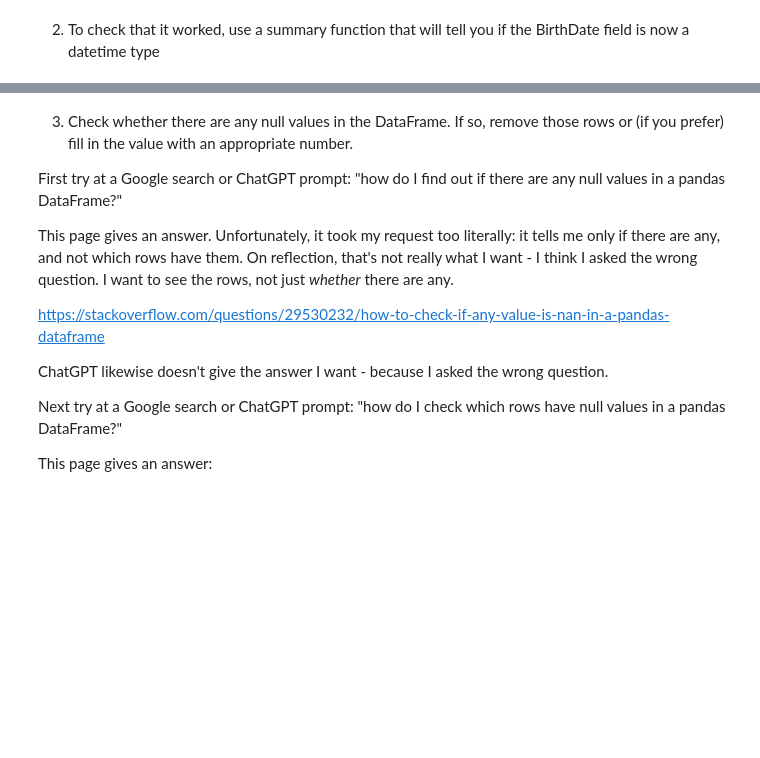
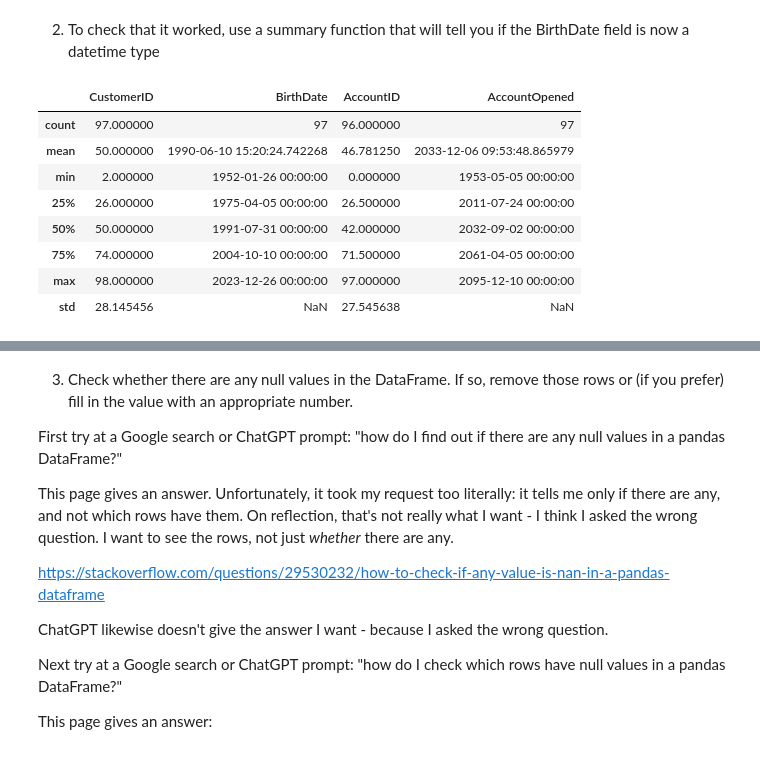
Before and after one commit to JonG-2025/Module-B-semester-2, a Jupyter notebook: Week1.ipynb, the cells around one changed output, grey strips where cells are left out. Saved outputs shown, nothing was run; the diff lists cells and outputs as text; code cells hidden in the pictures; blank space fills up the shorter version.

Commit message:
Fixed dates on week 1

```diff
--- a/Week1.ipynb
+++ b/Week1.ipynb
@@ -226,2 +249,14 @@ except ValueError as e:
 # %% [markdown]
 2. To check that it worked, use a summary function that will tell you if the BirthDate field is now a datetime type
+# %%
+df_bank_datefix.describe()
+# %% [output]
+|  | CustomerID | BirthDate | AccountID | AccountOpened |
+| count | 97.000000 | 97 | 96.000000 | 97 |
+| mean | 50.000000 | 1990-06-10 15:20:24.742268 | 46.781250 | 2033-12-06 09:53:48.865979 |
+| min | 2.000000 | 1952-01-26 00:00:00 | 0.000000 | 1953-05-05 00:00:00 |
+| 25% | 26.000000 | 1975-04-05 00:00:00 | 26.500000 | 2011-07-24 00:00:00 |
+| 50% | 50.000000 | 1991-07-31 00:00:00 | 42.000000 | 2032-09-02 00:00:00 |
+| 75% | 74.000000 | 2004-10-10 00:00:00 | 71.500000 | 2061-04-05 00:00:00 |
+| max | 98.000000 | 2023-12-26 00:00:00 | 97.000000 | 2095-12-10 00:00:00 |
+| std | 28.145456 | NaN | 27.545638 | NaN |
```
Also changed, not shown: parts of 7 cells of this notebook.
